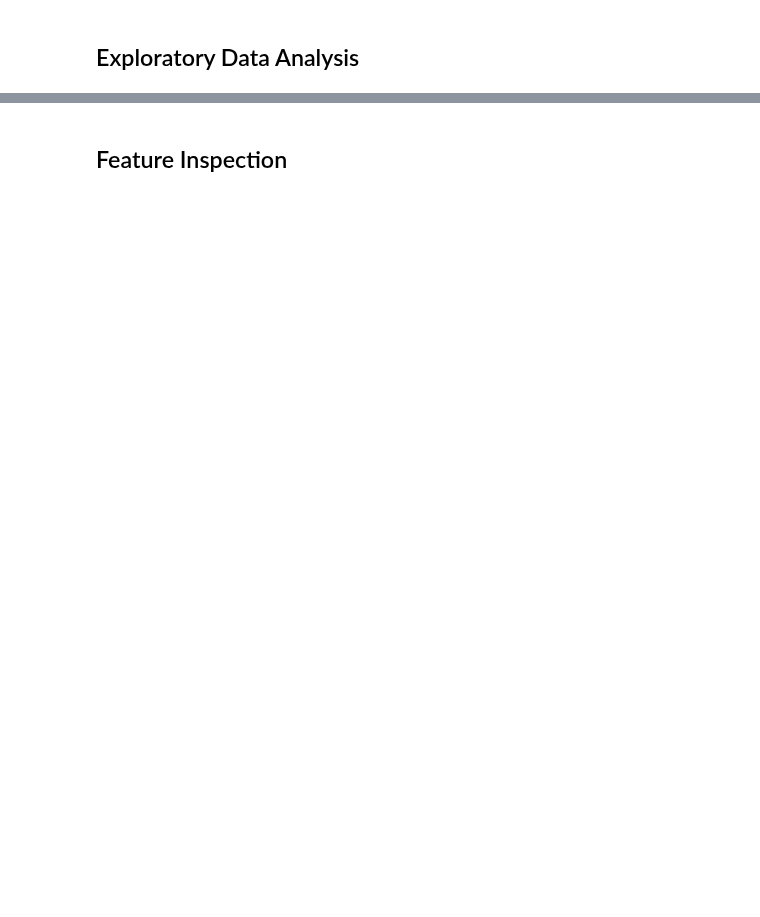
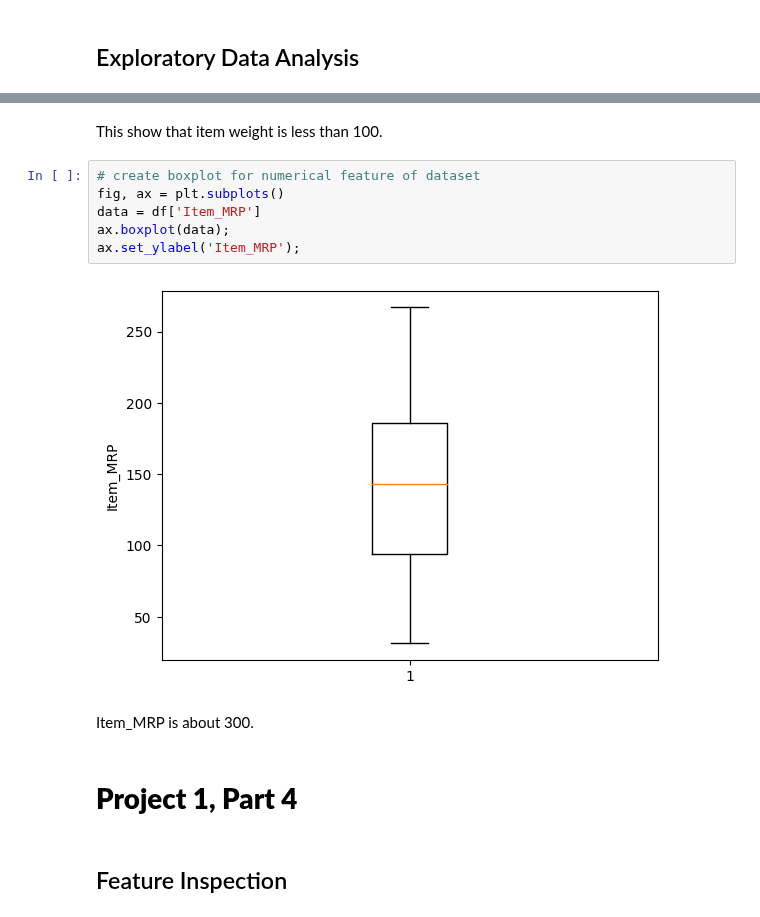
Before and after one commit to ddy623/Prediction-of-Product-Sales, a Jupyter notebook: Copy_of_Prediction_of_Product_Sales.ipynb, the cells around one changed output, grey strips where cells are left out. Saved outputs shown, nothing was run; the diff lists cells and outputs as text; blank space fills up the shorter version.

```diff
--- a/Copy_of_Prediction_of_Product_Sales.ipynb
+++ b/Copy_of_Prediction_of_Product_Sales.ipynb
@@ -286,2 +389,16 @@ df.describe()
+# %% [markdown]
+This show that item weight is less than 100.
+# %%
+# create boxplot for numerical feature of dataset
+fig, ax = plt.subplots()
+data = df['Item_MRP']
+ax.boxplot(data);
+ax.set_ylabel('Item_MRP');
+# %% [output]
+[figure, added]
+# %% [markdown]
+Item_MRP is about 300.
+# %% [markdown]
+# **Project 1,  Part 4**
 # %% [markdown]
 ## Feature Inspection
```
Also changed, not shown: parts of 36 cells of this notebook.
